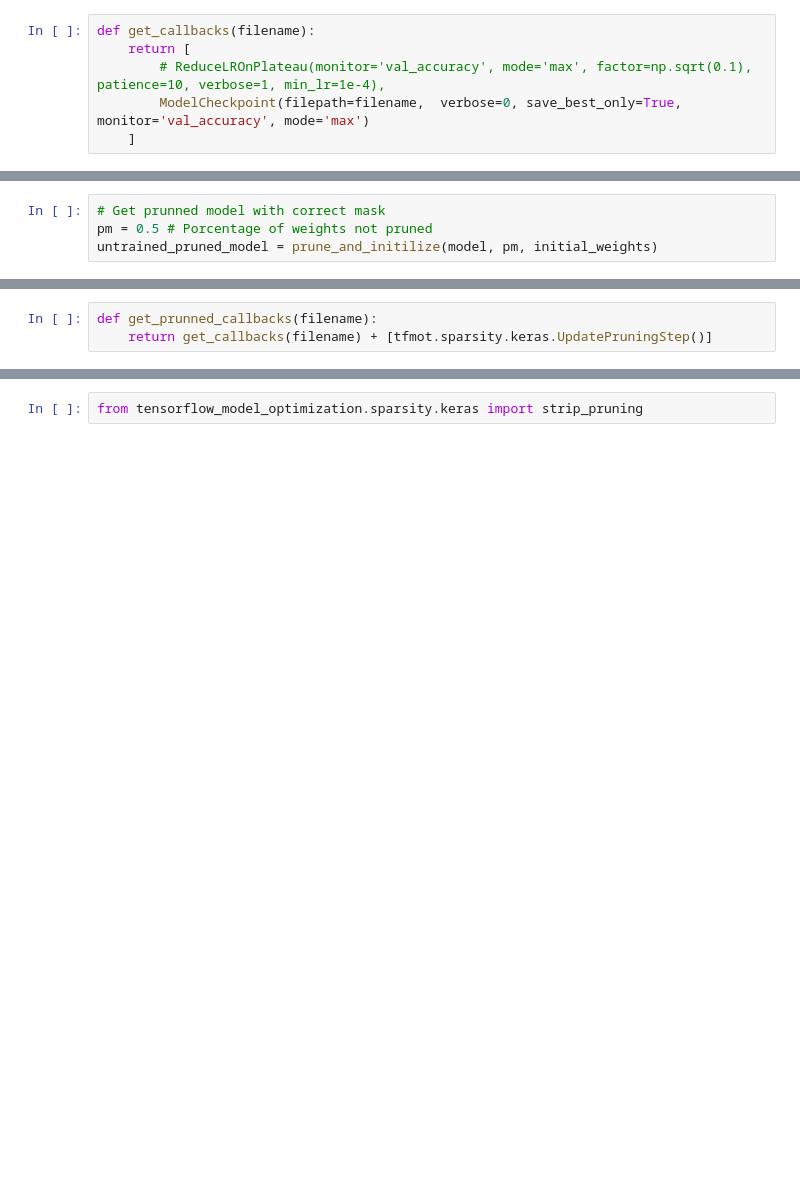
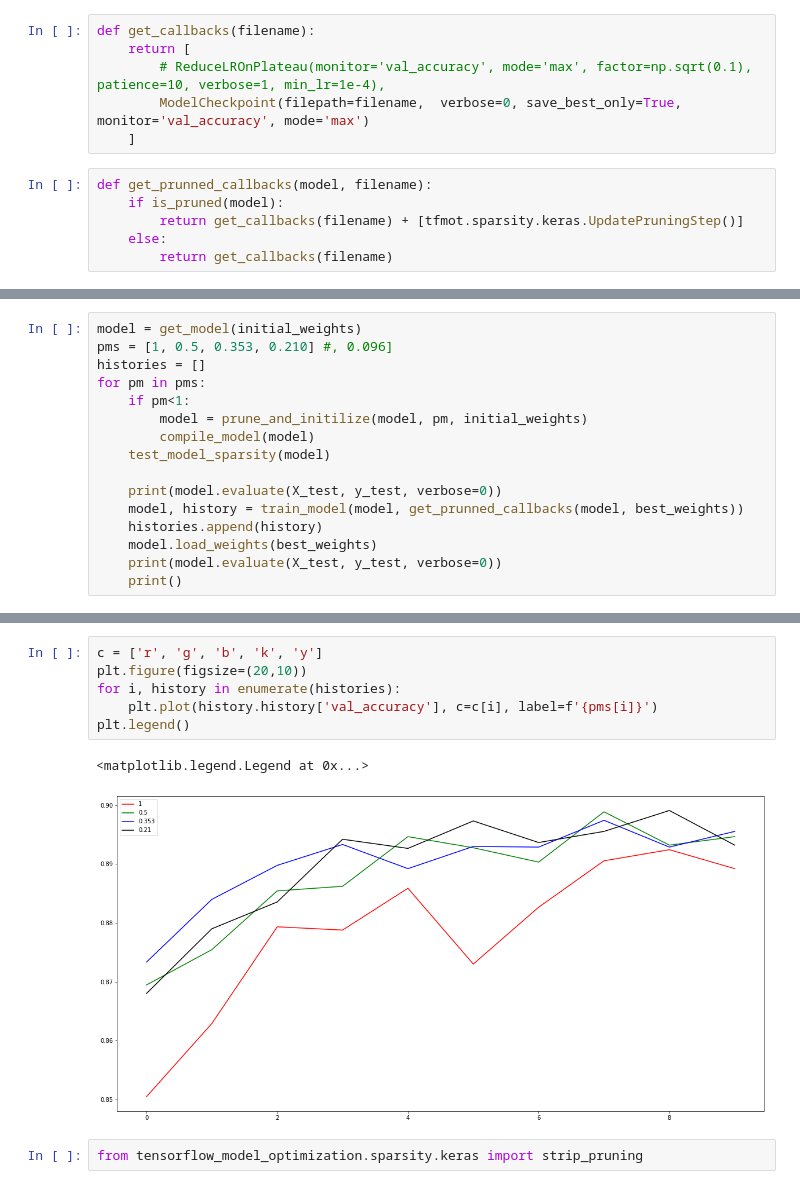
Before and after one commit to jganzabal/lottery-ticket-hypotesis-keras, a Jupyter notebook: 01_Lottery_Ticket_Hypotesis.ipynb, the cells around one changed output, grey strips where cells are left out. Cells and saved outputs as stored; diff of their text form; blank space fills up the shorter version.

```diff
--- a/01_Lottery_Ticket_Hypotesis.ipynb
+++ b/01_Lottery_Ticket_Hypotesis.ipynb
@@ -106,4 +108,10 @@ def get_callbacks(filename):
         # ReduceLROnPlateau(monitor='val_accuracy', mode='max', factor=np.sqrt(0.1), patience=10, verbose=1, min_lr=1e-4),
         ModelCheckpoint(filepath=filename,  verbose=0, save_best_only=True, monitor='val_accuracy', mode='max')
     ]
+# %%
+def get_prunned_callbacks(model, filename):
+    if is_pruned(model):
+        return get_callbacks(filename) + [tfmot.sparsity.keras.UpdatePruningStep()]
+    else:
+        return get_callbacks(filename)
 # %%
@@ -134,4 +129,0 @@ print(model.evaluate(X_test, y_test, verbose=0))
-# %%
-# Get prunned model with correct mask
-pm = 0.5 # Porcentage of weights not pruned
-untrained_pruned_model = prune_and_initilize(model, pm, initial_weights)
@@ -149,3 +129,0 @@ untrained_pruned_model.evaluate(X_test, y_test)
-# %%
-def get_prunned_callbacks(filename):
-    return get_callbacks(filename) + [tfmot.sparsity.keras.UpdatePruningStep()]
@@ -217,0 +130,16 @@ plt.legend()
+# %%
+model = get_model(initial_weights)
+pms = [1, 0.5, 0.353, 0.210] #, 0.096]
+histories = []
+for pm in pms:
+    if pm<1:
+        model = prune_and_initilize(model, pm, initial_weights)
+        compile_model(model)
+    test_model_sparsity(model)
+
+    print(model.evaluate(X_test, y_test, verbose=0))
+    model, history = train_model(model, get_prunned_callbacks(model, best_weights))
+    histories.append(history)
+    model.load_weights(best_weights)
+    print(model.evaluate(X_test, y_test, verbose=0))
+    print()
@@ -218,3 +164,12 @@ plt.legend()
+# %%
+c = ['r', 'g', 'b', 'k', 'y']
+plt.figure(figsize=(20,10))
+for i, history in enumerate(histories):
+    plt.plot(history.history['val_accuracy'], c=c[i], label=f'{pms[i]}')
+plt.legend()
+# %% [output]
+<matplotlib.legend.Legend at 0x...>
+[figure, added]
 # %%
 from tensorflow_model_optimization.sparsity.keras import strip_pruning
 # %%
```
Also changed, not shown: parts of 23 cells of this notebook, 4 other files.
